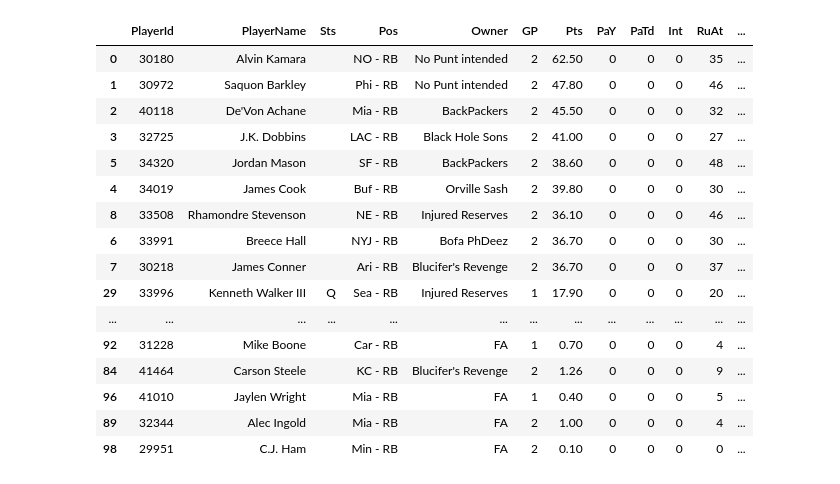
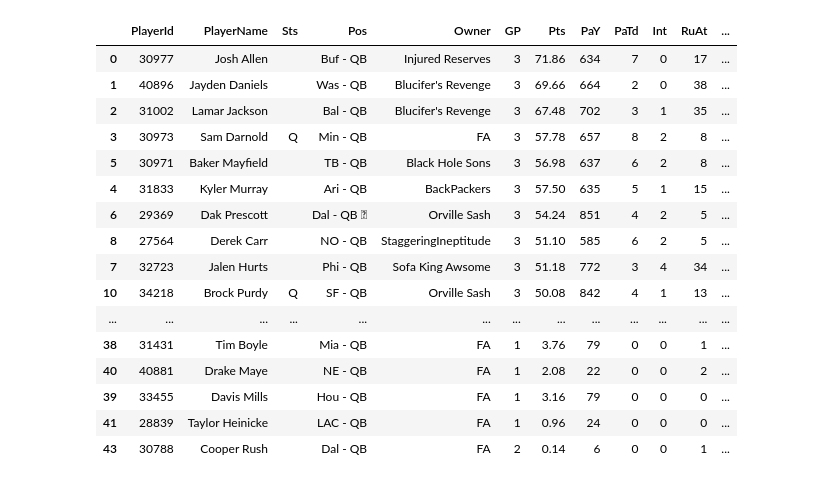
Before and after one commit to mattaschmann/ffanalyze, a Jupyter notebook: notebooks/ffstats.ipynb, the cells around one changed output. Cells and saved outputs as stored; diff of their text form; code cells hidden in the pictures.

```diff
--- a/notebooks/ffstats.ipynb
+++ b/notebooks/ffstats.ipynb
@@ -1,32 +1,32 @@
 # %%
 import sys
 import pandas as pd
 
 sys.path.append('../src/')
 
-from ffanalyze.stats import sheet, style_sheet, Position
-pos = Position.RB
-pos_sheet = sheet(pos).sort_values(by='Zval', ascending=False)
-style_sheet(pos_sheet, pos)
+# from ffanalyze.stats import sheet, style_sheet, Position
+# pos = Position.QB
+# pos_sheet = sheet(pos).sort_values(by='Zval', ascending=False)
+# style_sheet(pos_sheet, pos)
 
-# from ffanalyze import sit_start
-# result = sit_start.sheet().sort_values(by='Zval', ascending=False)
-# sit_start.style_sheet(result)
+from ffanalyze import sit_start
+result = sit_start.sheet().sort_values(by='Zval', ascending=False)
+sit_start.style_sheet(result)
 # %% [output]
 |  | PlayerId | PlayerName | Sts | Pos | Owner | GP | Pts | PaY | PaTd | Int | RuAt | ... |
-| 0 | 30180 | Alvin Kamara |  | NO - RB | No Punt intended | 2 | 62.50 | 0 | 0 | 0 | 35 | ... |
-| 1 | 30972 | Saquon Barkley |  | Phi - RB | No Punt intended | 2 | 47.80 | 0 | 0 | 0 | 46 | ... |
-| 2 | 40118 | De'Von Achane |  | Mia - RB | BackPackers | 2 | 45.50 | 0 | 0 | 0 | 32 | ... |
-| 3 | 32725 | J.K. Dobbins |  | LAC - RB | Black Hole Sons | 2 | 41.00 | 0 | 0 | 0 | 27 | ... |
-| 5 | 34320 | Jordan Mason |  | SF - RB | BackPackers | 2 | 38.60 | 0 | 0 | 0 | 48 | ... |
-| 4 | 34019 | James Cook |  | Buf - RB | Orville Sash | 2 | 39.80 | 0 | 0 | 0 | 30 | ... |
-| 8 | 33508 | Rhamondre Stevenson |  | NE - RB | Injured Reserves | 2 | 36.10 | 0 | 0 | 0 | 46 | ... |
-| 6 | 33991 | Breece Hall |  | NYJ - RB | Bofa PhDeez | 2 | 36.70 | 0 | 0 | 0 | 30 | ... |
-| 7 | 30218 | James Conner |  | Ari - RB | Blucifer's Revenge | 2 | 36.70 | 0 | 0 | 0 | 37 | ... |
-| 29 | 33996 | Kenneth Walker III | Q | Sea - RB | Injured Reserves | 1 | 17.90 | 0 | 0 | 0 | 20 | ... |
+| 0 | 30977 | Josh Allen |  | Buf - QB | Injured Reserves | 3 | 71.86 | 634 | 7 | 0 | 17 | ... |
+| 1 | 40896 | Jayden Daniels |  | Was - QB | Blucifer's Revenge | 3 | 69.66 | 664 | 2 | 0 | 38 | ... |
+| 2 | 31002 | Lamar Jackson |  | Bal - QB | Blucifer's Revenge | 3 | 67.48 | 702 | 3 | 1 | 35 | ... |
+| 3 | 30973 | Sam Darnold | Q | Min - QB | FA | 3 | 57.78 | 657 | 8 | 2 | 8 | ... |
+| 5 | 30971 | Baker Mayfield |  | TB - QB | Black Hole Sons | 3 | 56.98 | 637 | 6 | 2 | 8 | ... |
+| 4 | 31833 | Kyler Murray |  | Ari - QB | BackPackers | 3 | 57.50 | 635 | 5 | 1 | 15 | ... |
+| 6 | 29369 | Dak Prescott |  | Dal - QB  | Orville Sash | 3 | 54.24 | 851 | 4 | 2 | 5 | ... |
+| 8 | 27564 | Derek Carr |  | NO - QB | StaggeringIneptitude | 3 | 51.10 | 585 | 6 | 2 | 5 | ... |
+| 7 | 32723 | Jalen Hurts |  | Phi - QB | Sofa King Awsome | 3 | 51.18 | 772 | 3 | 4 | 34 | ... |
+| 10 | 34218 | Brock Purdy | Q | SF - QB | Orville Sash | 3 | 50.08 | 842 | 4 | 1 | 13 | ... |
 | ... | ... | ... | ... | ... | ... | ... | ... | ... | ... | ... | ... | ... |
-| 92 | 31228 | Mike Boone |  | Car - RB | FA | 1 | 0.70 | 0 | 0 | 0 | 4 | ... |
-| 84 | 41464 | Carson Steele |  | KC - RB | Blucifer's Revenge | 2 | 1.26 | 0 | 0 | 0 | 9 | ... |
-| 96 | 41010 | Jaylen Wright |  | Mia - RB | FA | 1 | 0.40 | 0 | 0 | 0 | 5 | ... |
-| 89 | 32344 | Alec Ingold |  | Mia - RB | FA | 2 | 1.00 | 0 | 0 | 0 | 4 | ... |
-| 98 | 29951 | C.J. Ham |  | Min - RB | FA | 2 | 0.10 | 0 | 0 | 0 | 0 | ... |
+| 38 | 31431 | Tim Boyle |  | Mia - QB | FA | 1 | 3.76 | 79 | 0 | 0 | 1 | ... |
+| 40 | 40881 | Drake Maye |  | NE - QB | FA | 1 | 2.08 | 22 | 0 | 0 | 2 | ... |
+| 39 | 33455 | Davis Mills |  | Hou - QB | FA | 1 | 3.16 | 79 | 0 | 0 | 0 | ... |
+| 41 | 28839 | Taylor Heinicke |  | LAC - QB | FA | 1 | 0.96 | 24 | 0 | 0 | 0 | ... |
+| 43 | 30788 | Cooper Rush |  | Dal - QB | FA | 2 | 0.14 | 6 | 0 | 0 | 1 | ... |
```
Also changed, not shown: 3 other files.
